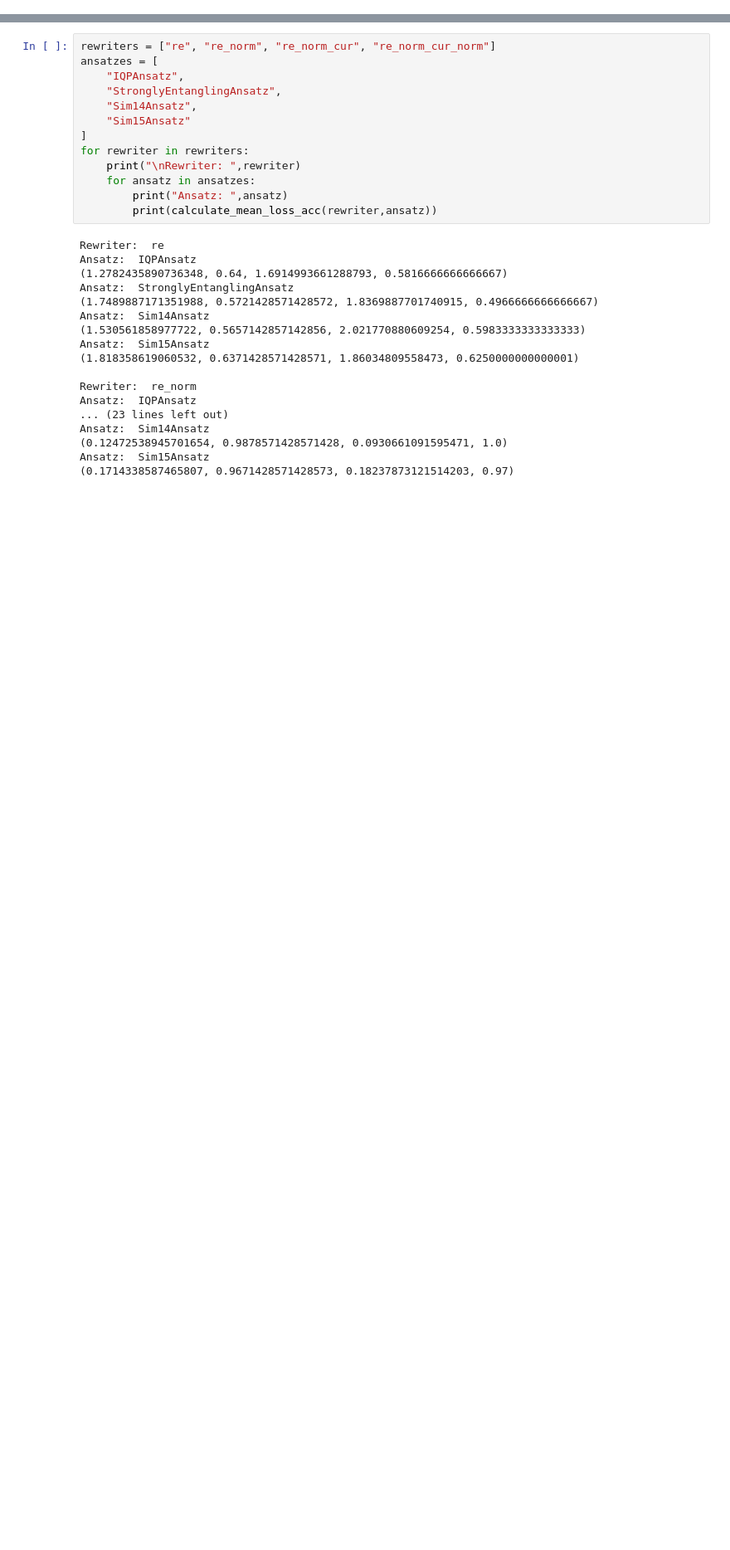
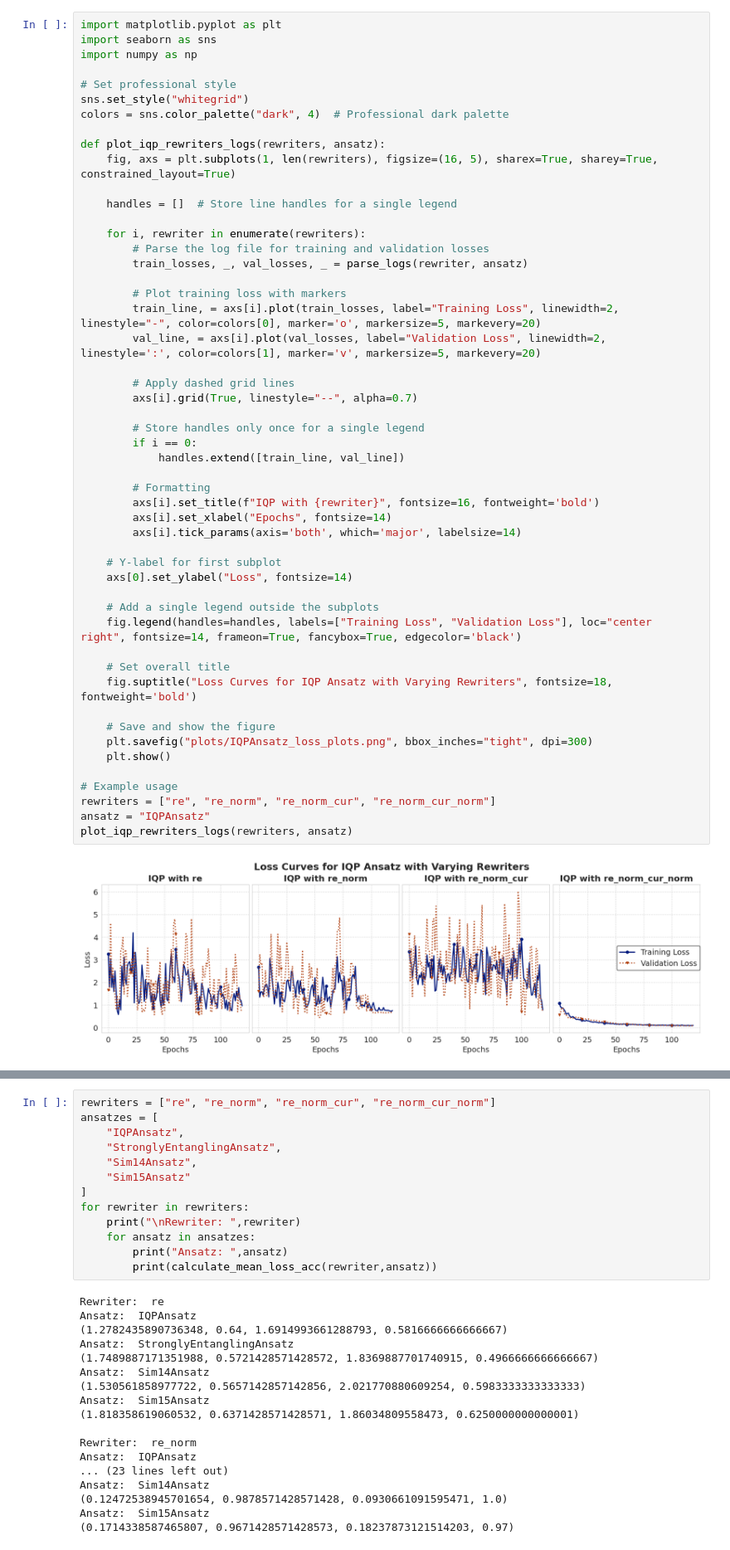
Before and after one commit to blue-research/qlang, a Jupyter notebook: parse_logs.ipynb, the cells around one changed output, grey strips where cells are left out. Shown at 83% size. Drawn from its saved outputs; the diff is of its cells as text; blank space fills up the shorter version.

```diff
--- a/parse_logs.ipynb
+++ b/parse_logs.ipynb
@@ -29,0 +105,53 @@ calculate_mean_loss_acc("re","IQPAnsatz")
+# %%
+import matplotlib.pyplot as plt
+import seaborn as sns
+import numpy as np
+
+# Set professional style
+sns.set_style("whitegrid")
+colors = sns.color_palette("dark", 4)  # Professional dark palette
+
+def plot_iqp_rewriters_logs(rewriters, ansatz):
+    fig, axs = plt.subplots(1, len(rewriters), figsize=(16, 5), sharex=True, sharey=True, constrained_layout=True)
+
+    handles = []  # Store line handles for a single legend
+
+    for i, rewriter in enumerate(rewriters):
+        # Parse the log file for training and validation losses
+        train_losses, _, val_losses, _ = parse_logs(rewriter, ansatz)
+
+        # Plot training loss with markers
+        train_line, = axs[i].plot(train_losses, label="Training Loss", linewidth=2, linestyle="-", color=colors[0], marker='o', markersize=5, markevery=20)
+        val_line, = axs[i].plot(val_losses, label="Validation Loss", linewidth=2, linestyle=':', color=colors[1], marker='v', markersize=5, markevery=20)
+
+        # Apply dashed grid lines
+        axs[i].grid(True, linestyle="--", alpha=0.7)
+
+        # Store handles only once for a single legend
+        if i == 0:
+            handles.extend([train_line, val_line])
+
+        # Formatting
+        axs[i].set_title(f"IQP with {rewriter}", fontsize=16, fontweight='bold')
+        axs[i].set_xlabel("Epochs", fontsize=14)
+        axs[i].tick_params(axis='both', which='major', labelsize=14)
+
+    # Y-label for first subplot
+    axs[0].set_ylabel("Loss", fontsize=14)
+
+    # Add a single legend outside the subplots
+    fig.legend(handles=handles, labels=["Training Loss", "Validation Loss"], loc="center right", fontsize=14, frameon=True, fancybox=True, edgecolor='black')
+
+    # Set overall title
+    fig.suptitle("Loss Curves for IQP Ansatz with Varying Rewriters", fontsize=18, fontweight='bold')
+
+    # Save and show the figure
+    plt.savefig("plots/IQPAnsatz_loss_plots.png", bbox_inches="tight", dpi=300)
+    plt.show()
+
+# Example usage
+rewriters = ["re", "re_norm", "re_norm_cur", "re_norm_cur_norm"]
+ansatz = "IQPAnsatz"
+plot_iqp_rewriters_logs(rewriters, ansatz)
+# %% [output]
+[figure, added]
```
Also changed, not shown: parts of 10 cells of this notebook, 5 other files.
